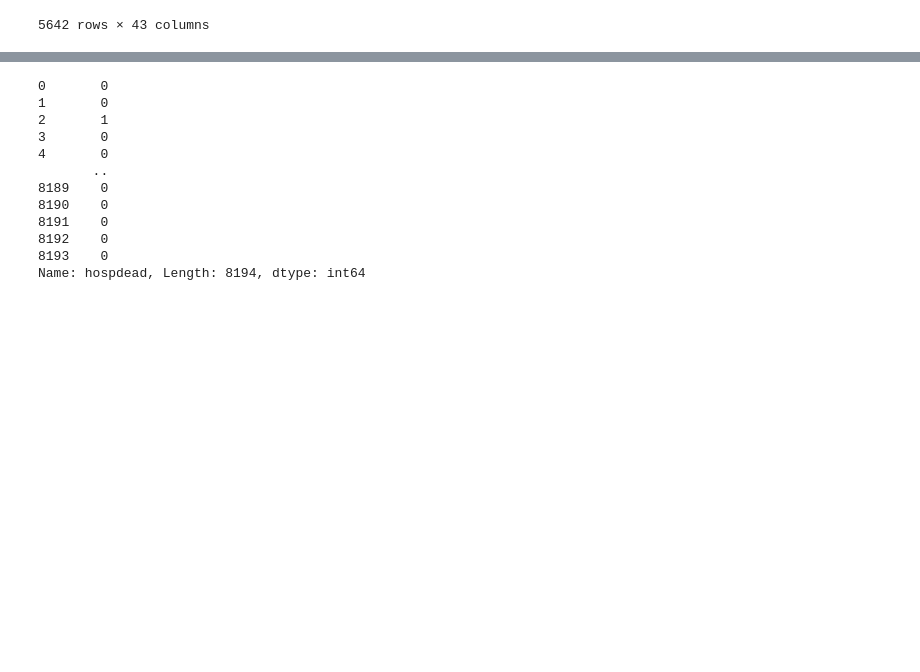
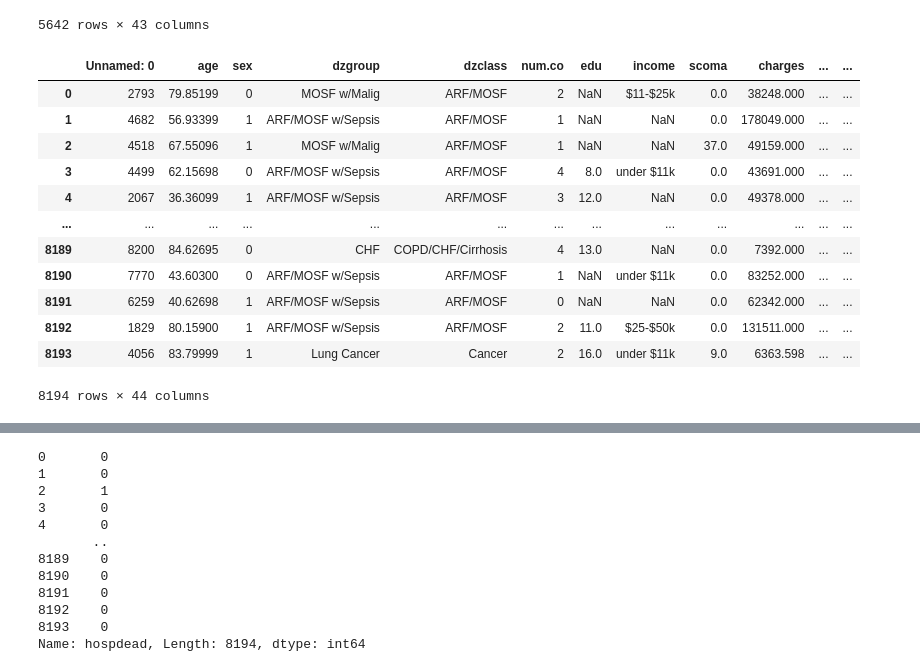
Before and after one commit to MH0386/death_predictor, a Jupyter notebook: death_predictor.ipynb, the cells around one changed output, grey strips where cells are left out. Saved outputs shown, nothing was run; the diff lists cells and outputs as text; code cells hidden in the pictures; blank space fills up the shorter version.

Commit message:
Kaggle Notebook | Death Predictor | Version 3

```diff
--- a/death_predictor.ipynb
+++ b/death_predictor.ipynb
@@ -4,6 +6,10 @@ import pandas as pd
 # %%
-train_data = pd.read_csv('/kaggle/input/route-ai-innovators-challenge/train.csv')
-test_data = pd.read_csv('/kaggle/input/route-ai-innovators-challenge/test.csv')
+try:
+    train_data = pd.read_csv('/kaggle/input/route-ai-innovators-challenge/train.csv')
+    test_data = pd.read_csv('/kaggle/input/route-ai-innovators-challenge/test.csv')
+except Exception:
+    train_data = pd.read_csv('Data/train.csv')
+    test_data = pd.read_csv('Data/test.csv')
 # %%
 train_data
 # %% [output]
@@ -40,0 +45,29 @@ y_train = train_data.hospdead
+# %%
+COLUMN_NAME = 'Unnamed: 0'
+y_train = train_data.hospdead
+username_train_data = train_data[COLUMN_NAME]
+username_test_data = test_data[COLUMN_NAME]
+
+train_data.sex = train_data.sex.replace({'male': 1, 'female': 0})
+train_data.edu = np.array(train_data.edu).astype('float64')
+
+x_train = train_data.drop(['hospdead', COLUMN_NAME], axis=1)
+x_test = test_data.drop([COLUMN_NAME], axis=1)
+x_train = train_data.drop(['race'], axis=1)
+x_test = test_data.drop(['race'], axis=1)
+# %%
+train_data
+# %% [output]
+|  | Unnamed: 0 | age | sex | dzgroup | dzclass | num.co | edu | income | scoma | charges | ... | ... |
+| 0 | 2793 | 79.85199 | 0 | MOSF w/Malig | ARF/MOSF | 2 | NaN | $11-$25k | 0.0 | 38248.000 | ... | ... |
+| 1 | 4682 | 56.93399 | 1 | ARF/MOSF w/Sepsis | ARF/MOSF | 1 | NaN | NaN | 0.0 | 178049.000 | ... | ... |
+| 2 | 4518 | 67.55096 | 1 | MOSF w/Malig | ARF/MOSF | 1 | NaN | NaN | 37.0 | 49159.000 | ... | ... |
+| 3 | 4499 | 62.15698 | 0 | ARF/MOSF w/Sepsis | ARF/MOSF | 4 | 8.0 | under $11k | 0.0 | 43691.000 | ... | ... |
+| 4 | 2067 | 36.36099 | 1 | ARF/MOSF w/Sepsis | ARF/MOSF | 3 | 12.0 | NaN | 0.0 | 49378.000 | ... | ... |
+| ... | ... | ... | ... | ... | ... | ... | ... | ... | ... | ... | ... | ... |
+| 8189 | 8200 | 84.62695 | 0 | CHF | COPD/CHF/Cirrhosis | 4 | 13.0 | NaN | 0.0 | 7392.000 | ... | ... |
+| 8190 | 7770 | 43.60300 | 0 | ARF/MOSF w/Sepsis | ARF/MOSF | 1 | NaN | under $11k | 0.0 | 83252.000 | ... | ... |
+| 8191 | 6259 | 40.62698 | 1 | ARF/MOSF w/Sepsis | ARF/MOSF | 0 | NaN | NaN | 0.0 | 62342.000 | ... | ... |
+| 8192 | 1829 | 80.15900 | 1 | ARF/MOSF w/Sepsis | ARF/MOSF | 2 | 11.0 | $25-$50k | 0.0 | 131511.000 | ... | ... |
+| 8193 | 4056 | 83.79999 | 1 | Lung Cancer | Cancer | 2 | 16.0 | under $11k | 9.0 | 6363.598 | ... | ... |
+8194 rows × 44 columns
```
Also changed, not shown: parts of 10 cells of this notebook.
